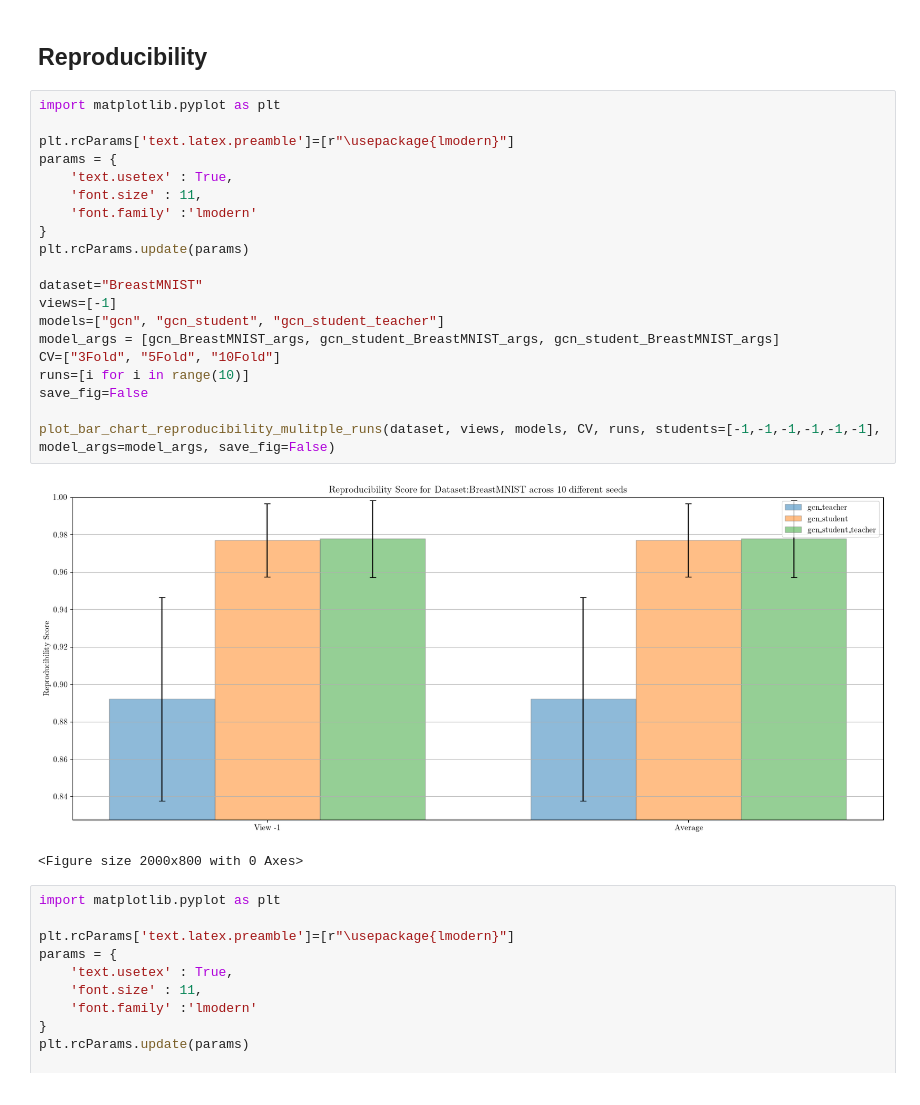
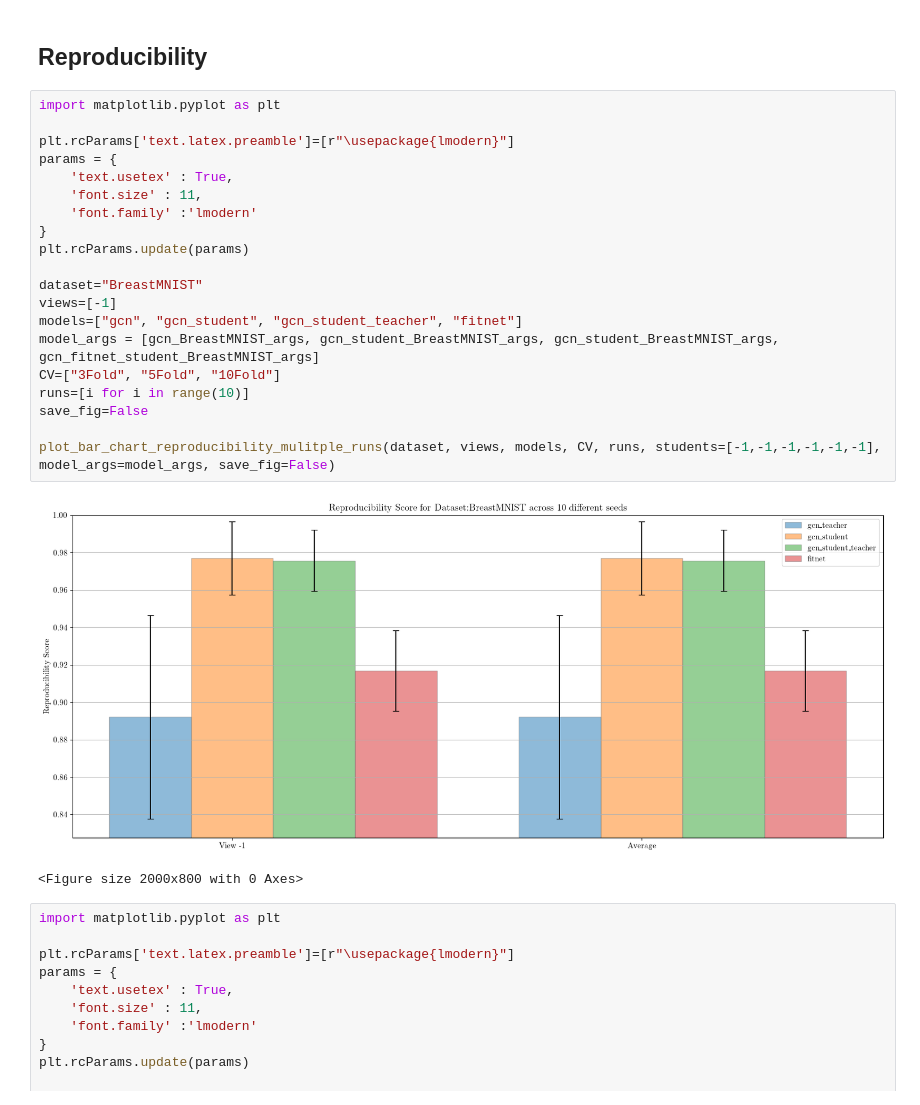
Before and after one commit to LorenzoStigliano/thesis-imperial, a Jupyter notebook: src/notebooks/study_medMNIST.ipynb, the cells around one changed output. Saved outputs shown, nothing was run; the diff lists cells and outputs as text.

```diff
--- a/src/notebooks/study_medMNIST.ipynb
+++ b/src/notebooks/study_medMNIST.ipynb
@@ -19,25 +22,25 @@ from models.model_config import *
 # %%
 import matplotlib.pyplot as plt
 
 plt.rcParams['text.latex.preamble']=[r"\usepackage{lmodern}"]
 params = {
     'text.usetex' : True,
     'font.size' : 11,
     'font.family' :'lmodern'
 }
 plt.rcParams.update(params)
 
 dataset="BreastMNIST"
 views=[-1]
-models=["gcn", "gcn_student", "gcn_student_teacher"]
-model_args = [gcn_BreastMNIST_args, gcn_student_BreastMNIST_args, gcn_student_BreastMNIST_args]
+models=["gcn", "gcn_student", "gcn_student_teacher", "fitnet"]
+model_args = [gcn_BreastMNIST_args, gcn_student_BreastMNIST_args, gcn_student_BreastMNIST_args, gcn_fitnet_student_BreastMNIST_args]
 CV=["3Fold", "5Fold", "10Fold"]
 runs=[i for i in range(10)]
 save_fig=False
 
 plot_bar_chart_reproducibility_mulitple_runs(dataset, views, models, CV, runs, students=[-1,-1,-1,-1,-1,-1], model_args=model_args, save_fig=False)
 # %% [output]
-[figure, old version]
+[figure, new version]
 <Figure size 2000x800 with 0 Axes>
 # %%
 import matplotlib.pyplot as plt
```
Also changed, not shown: parts of 2 cells of this notebook, 13 other files.
